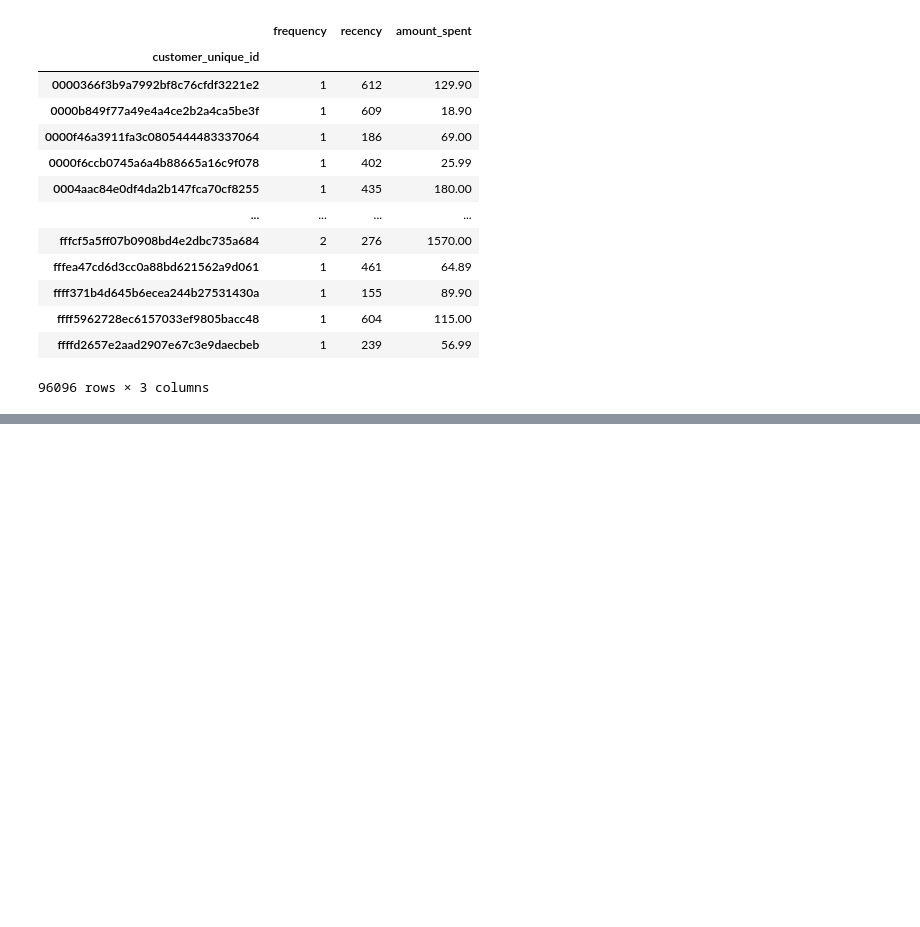
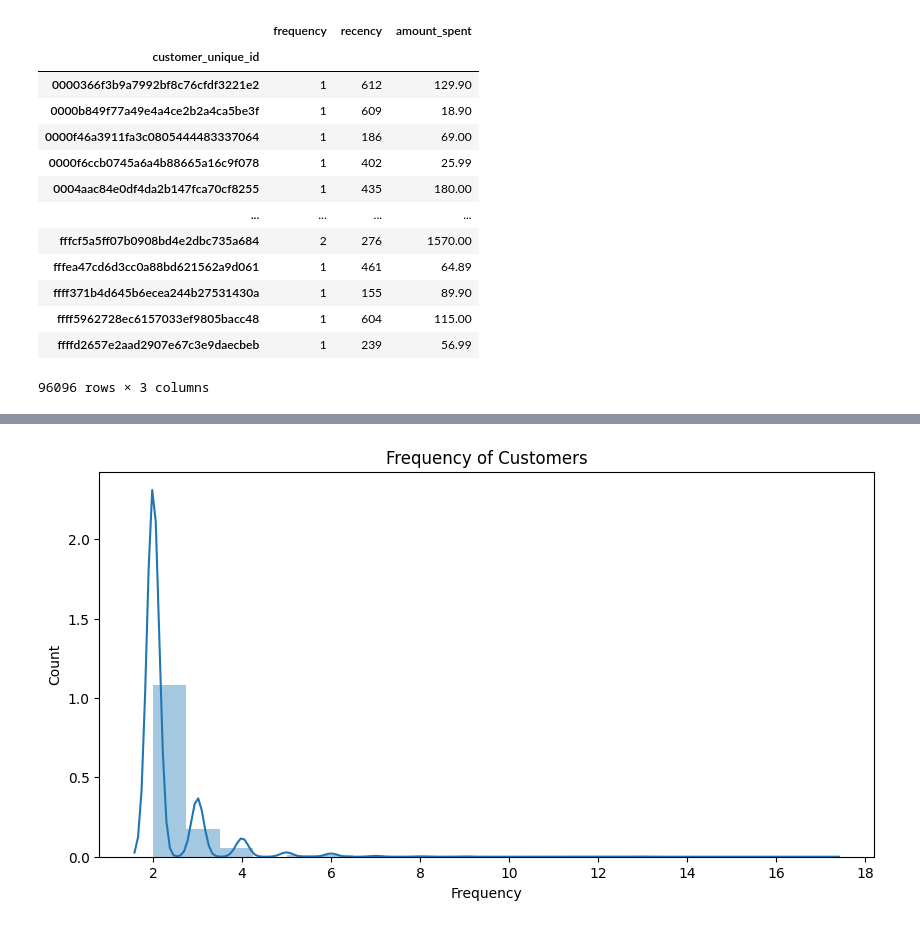
Before and after one commit to ThomasMeb/Projet_4, a Jupyter notebook: Mebarki_Thomas_notebook_exploration_022023.ipynb, the cells around one changed output, grey strips where cells are left out. Drawn from its saved outputs; the diff is of its cells as text; code cells hidden in the pictures; blank space fills up the shorter version.

```diff
--- a/main.ipynb
+++ b/Mebarki_Thomas_notebook_exploration_022023.ipynb
@@ -552,0 +564,10 @@ data.loc[data['product_id']=='489ae2aa008f021502940f251d4cce7f']
+# %%
+#frequency of customers
+plt.figure(figsize=(10,5))
+sns.distplot(df_1['frequency'], bins=20)
+plt.title('Frequency of Customers')
+plt.xlabel('Frequency')
+plt.ylabel('Count')
+plt.show()
+# %% [output]
+[figure, added]
```
Also changed, not shown: parts of 2 cells of this notebook.
